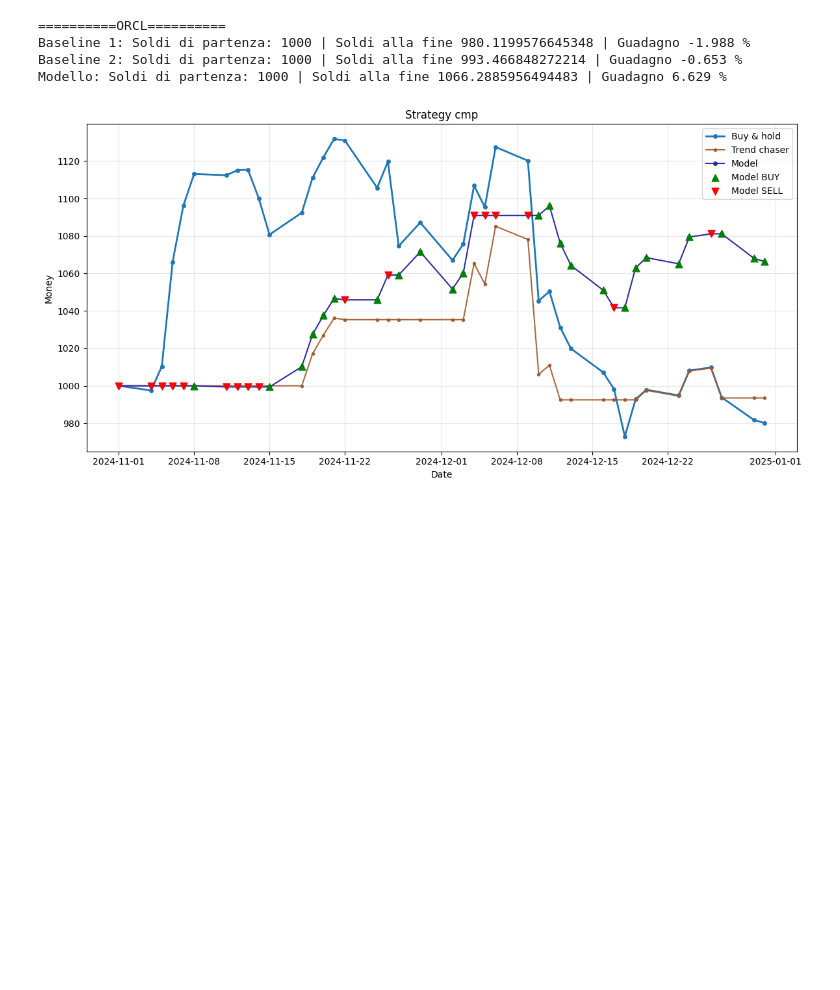
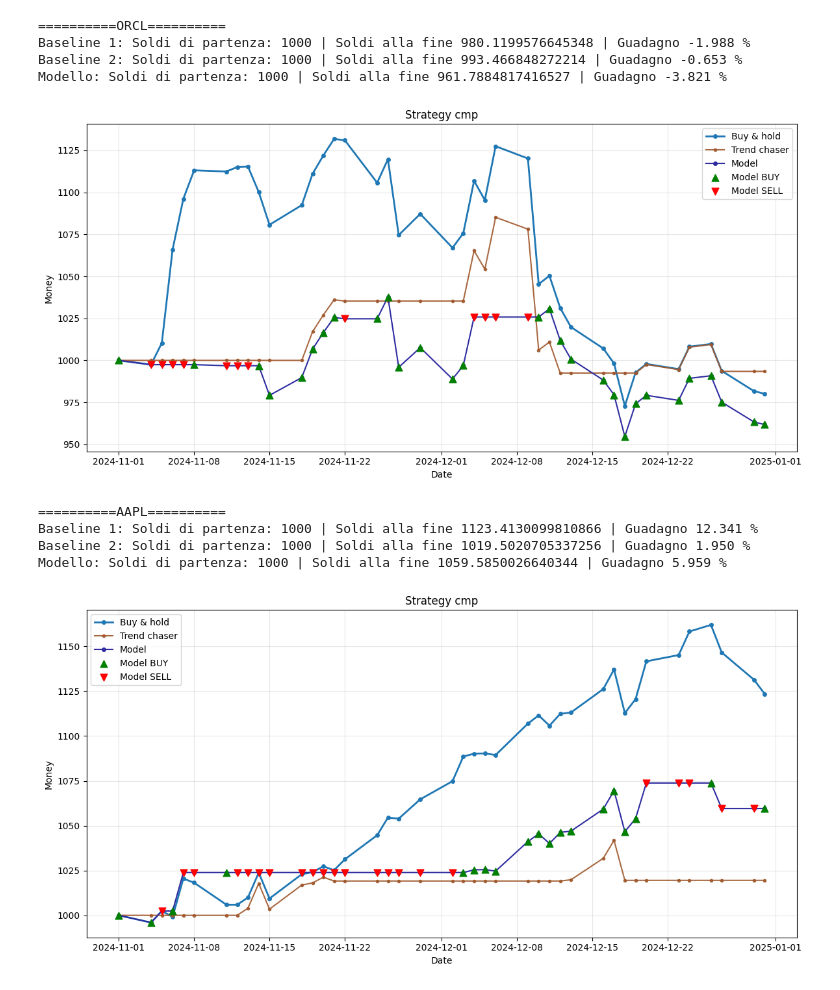
Before and after one commit to UniAlessioM/MarGui-Project, a Jupyter notebook: TradingTestbentch.ipynb, the cells around one changed output. Drawn from its saved outputs; the diff is of its cells as text; code cells hidden in the pictures; blank space fills up the shorter version.

```diff
--- a/TradingTestbentch.ipynb
+++ b/TradingTestbentch.ipynb
@@ -150,7 +150,7 @@ for tiker, data in models.items():
         probs = model_obj.predict(inp)
 
     # convert to class actions (1 if tomorrow will be higher)
-    actions = (probs >= 0.5).astype(int)
+    actions = (probs >= 0.48).astype(int)
     state_modello["data"].loc[:, "model_action"] = actions
 
     #def model_action(row):
@@ -226,32 +226,37 @@ for tiker, data in models.items():
     idx = data["test_data"].index
     bh_series = data["test_data"]["Close"] * number_of_actions
     tc_series = trand_chaser["data"]["portfolio_value"]
     model_series = state_modello["data"]["model_value"]
 
     # plot lines with daily markers
     plt.plot(idx, bh_series, label='Buy & hold', color='#1f77b4', linewidth=2, marker='o', markersize=4)
     plt.plot(idx, tc_series, label='Trend chaser', color="#a0582c", linewidth=1.5, marker='o', markersize=3, alpha=0.9)
     plt.plot(idx, model_series, label='Model', color="#2e2ca0", linewidth=1.5, marker='o', markersize=4)
 
     # overlay buy/sell markers using model_action (show at model_value)
     buys = state_modello["data"]["model_action"] == 1
     sells = state_modello["data"]["model_action"] == 0
 
     plt.scatter(state_modello["data"].loc[buys].index, state_modello["data"].loc[buys, "model_value"],
                 marker="^", color="green", s=60, label="Model BUY", zorder=5)
     plt.scatter(state_modello["data"].loc[sells].index, state_modello["data"].loc[sells, "model_value"],
                 marker="v", color="red", s=60, label="Model SELL", zorder=5)
 
     plt.title("Strategy cmp")
     plt.xlabel("Date")
     plt.ylabel("Money")
     plt.legend()
     plt.grid(alpha=0.3)
     plt.tight_layout()
     plt.show()
 # %% [output]
 ==========ORCL==========
 Baseline 1: Soldi di partenza: 1000 | Soldi alla fine 980.1199576645348 | Guadagno -1.988 %
 Baseline 2: Soldi di partenza: 1000 | Soldi alla fine 993.466848272214 | Guadagno -0.653 %
-Modello: Soldi di partenza: 1000 | Soldi alla fine 1066.2885956494483 | Guadagno 6.629 %
+Modello: Soldi di partenza: 1000 | Soldi alla fine 961.7884817416527 | Guadagno -3.821 %
-[figure, old version]
+[figure, new version]
+==========AAPL==========
+Baseline 1: Soldi di partenza: 1000 | Soldi alla fine 1123.4130099810866 | Guadagno 12.341 %
+Baseline 2: Soldi di partenza: 1000 | Soldi alla fine 1019.5020705337256 | Guadagno 1.950 %
+Modello: Soldi di partenza: 1000 | Soldi alla fine 1059.5850026640344 | Guadagno 5.959 %
+[figure, added]
```
Also changed, not shown: 2 other files.
